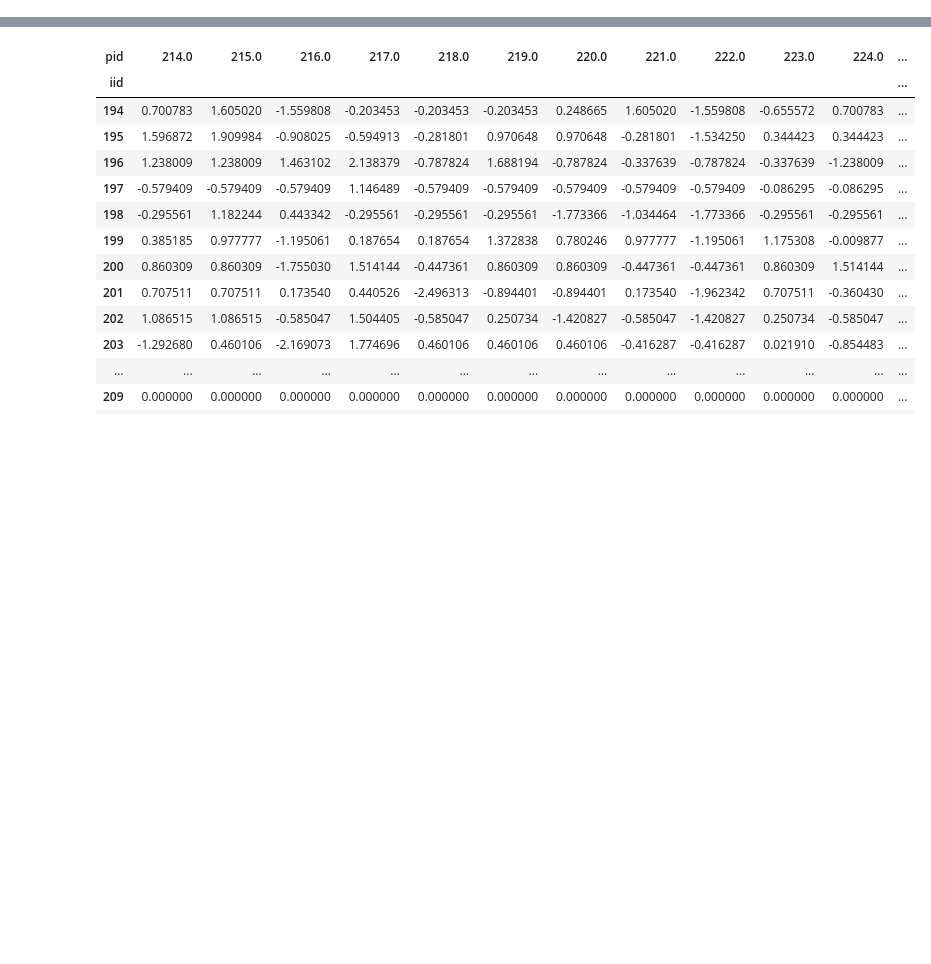
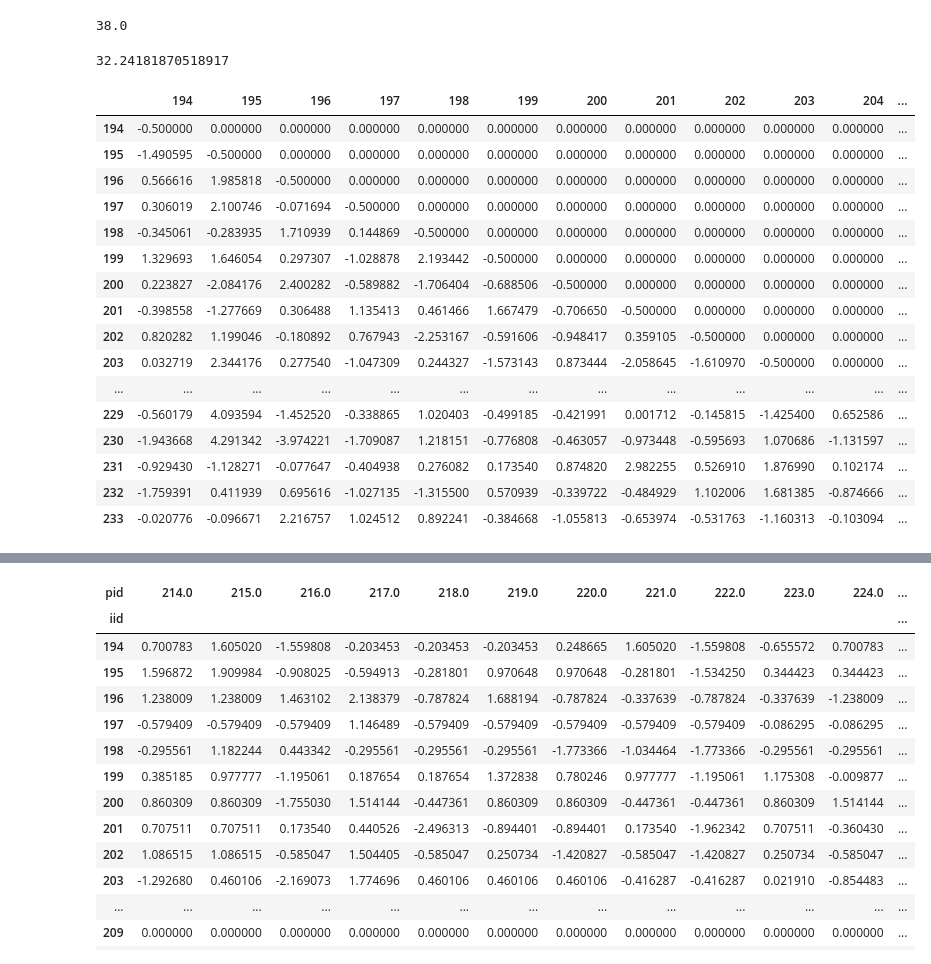
Before and after one commit to Joeyzect/OptimizationProject_Fall2022, a Jupyter notebook: cleaner.ipynb, the cells around one changed output, grey strips where cells are left out. Drawn from its saved outputs; the diff is of its cells as text; code cells hidden in the pictures; blank space fills up the shorter version.

```diff
--- a/cleaner.ipynb
+++ b/cleaner.ipynb
@@ -11,7 +11,7 @@ def get_imputed_table(df, seed=0):
     rng = np.random.default_rng(seed=seed)
 
     df['scored_decision'] = df['like'] + df['dec']*0.5
-    df['stdzed_scored_decision'] = df.groupby('iid')['scored_decision'].transform(lambda x: ((x - x.mean()) / x.std()).fillna(0))
+    df['stdzed_scored_decision'] = df.groupby('iid')['scored_decision'].transform(lambda x: ((x - x.mean()) / x.std()))
 
     large_pivot = df[['iid', 'pid', 'stdzed_scored_decision']].pivot(index='iid', columns='pid', values='stdzed_scored_decision').iloc[:, 1:]
     randomly_generated = pd.DataFrame(rng.normal(0,1, size=large_pivot.shape), large_pivot.index, large_pivot.columns)
@@ -33,0 +62,8 @@ np.fill_diagonal(preference_matrix.values, RHO)
+# %%
+np.sum(z).sum()
+# %% [output]
+38.0
+# %%
+np.sum(z * imputed_table.loc[194:233, 194:233]).sum() -1
+# %% [output]
+32.24181870518917
@@ -33,0 +72,22 @@ np.fill_diagonal(preference_matrix.values, RHO)
+# %%
+group9_preferences = preference_matrix.loc[194:233, 194:233]
+# %%
+group9_preferences
+# %% [output]
+|  | 194 | 195 | 196 | 197 | 198 | 199 | 200 | 201 | 202 | 203 | 204 | ... |
+| 194 | -0.500000 | 0.000000 | 0.000000 | 0.000000 | 0.000000 | 0.000000 | 0.000000 | 0.000000 | 0.000000 | 0.000000 | 0.000000 | ... |
+| 195 | -1.490595 | -0.500000 | 0.000000 | 0.000000 | 0.000000 | 0.000000 | 0.000000 | 0.000000 | 0.000000 | 0.000000 | 0.000000 | ... |
+| 196 | 0.566616 | 1.985818 | -0.500000 | 0.000000 | 0.000000 | 0.000000 | 0.000000 | 0.000000 | 0.000000 | 0.000000 | 0.000000 | ... |
+| 197 | 0.306019 | 2.100746 | -0.071694 | -0.500000 | 0.000000 | 0.000000 | 0.000000 | 0.000000 | 0.000000 | 0.000000 | 0.000000 | ... |
+| 198 | -0.345061 | -0.283935 | 1.710939 | 0.144869 | -0.500000 | 0.000000 | 0.000000 | 0.000000 | 0.000000 | 0.000000 | 0.000000 | ... |
+| 199 | 1.329693 | 1.646054 | 0.297307 | -1.028878 | 2.193442 | -0.500000 | 0.000000 | 0.000000 | 0.000000 | 0.000000 | 0.000000 | ... |
+| 200 | 0.223827 | -2.084176 | 2.400282 | -0.589882 | -1.706404 | -0.688506 | -0.500000 | 0.000000 | 0.000000 | 0.000000 | 0.000000 | ... |
+| 201 | -0.398558 | -1.277669 | 0.306488 | 1.135413 | 0.461466 | 1.667479 | -0.706650 | -0.500000 | 0.000000 | 0.000000 | 0.000000 | ... |
+| 202 | 0.820282 | 1.199046 | -0.180892 | 0.767943 | -2.253167 | -0.591606 | -0.948417 | 0.359105 | -0.500000 | 0.000000 | 0.000000 | ... |
+| 203 | 0.032719 | 2.344176 | 0.277540 | -1.047309 | 0.244327 | -1.573143 | 0.873444 | -2.058645 | -1.610970 | -0.500000 | 0.000000 | ... |
+| ... | ... | ... | ... | ... | ... | ... | ... | ... | ... | ... | ... | ... |
+| 229 | -0.560179 | 4.093594 | -1.452520 | -0.338865 | 1.020403 | -0.499185 | -0.421991 | 0.001712 | -0.145815 | -1.425400 | 0.652586 | ... |
+| 230 | -1.943668 | 4.291342 | -3.974221 | -1.709087 | 1.218151 | -0.776808 | -0.463057 | -0.973448 | -0.595693 | 1.070686 | -1.131597 | ... |
+| 231 | -0.929430 | -1.128271 | -0.077647 | -0.404938 | 0.276082 | 0.173540 | 0.874820 | 2.982255 | 0.526910 | 1.876990 | 0.102174 | ... |
+| 232 | -1.759391 | 0.411939 | 0.695616 | -1.027135 | -1.315500 | 0.570939 | -0.339722 | -0.484929 | 1.102006 | 1.681385 | -0.874666 | ... |
+| 233 | -0.020776 | -0.096671 | 2.216757 | 1.024512 | 0.892241 | -0.384668 | -1.055813 | -0.653974 | -0.531763 | -1.160313 | -0.103094 | ... |
```
Also changed, not shown: parts of 22 cells of this notebook, 6 other files.
